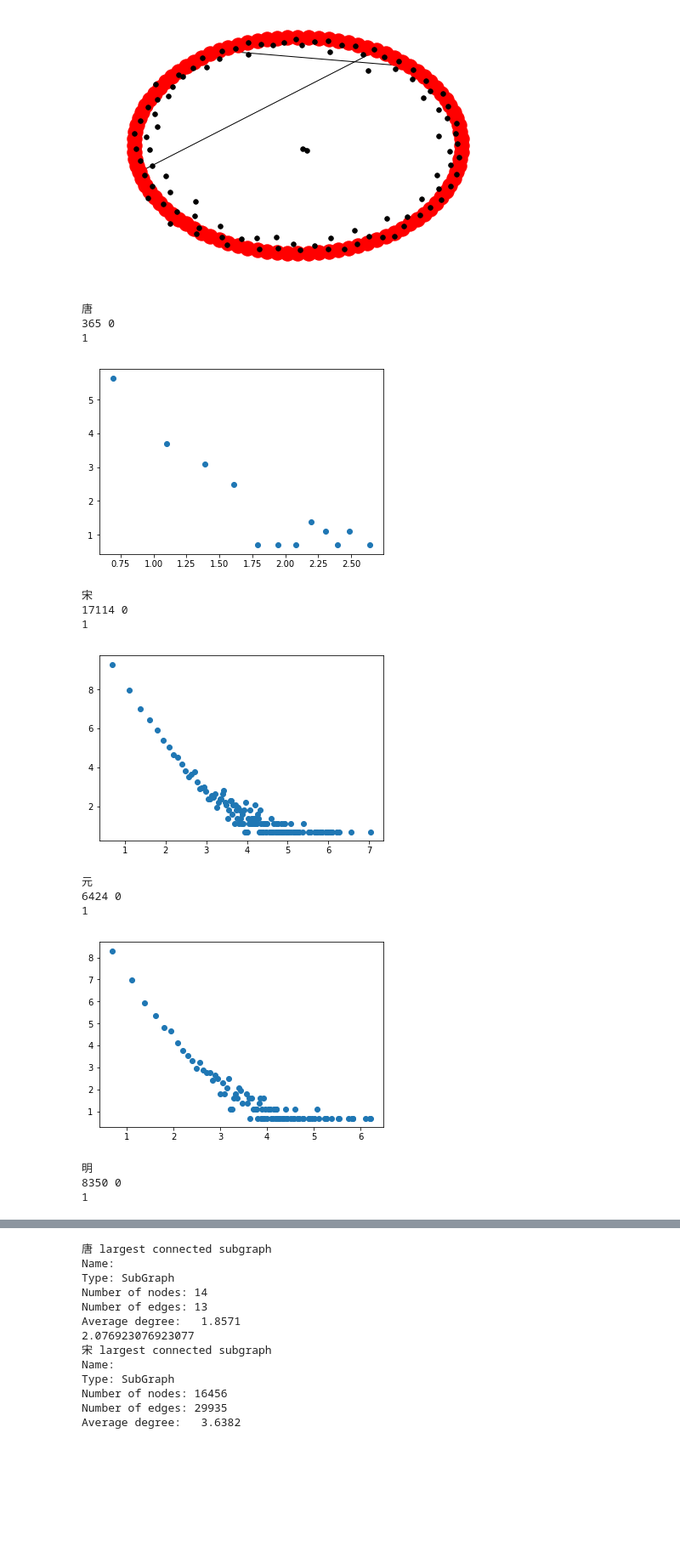
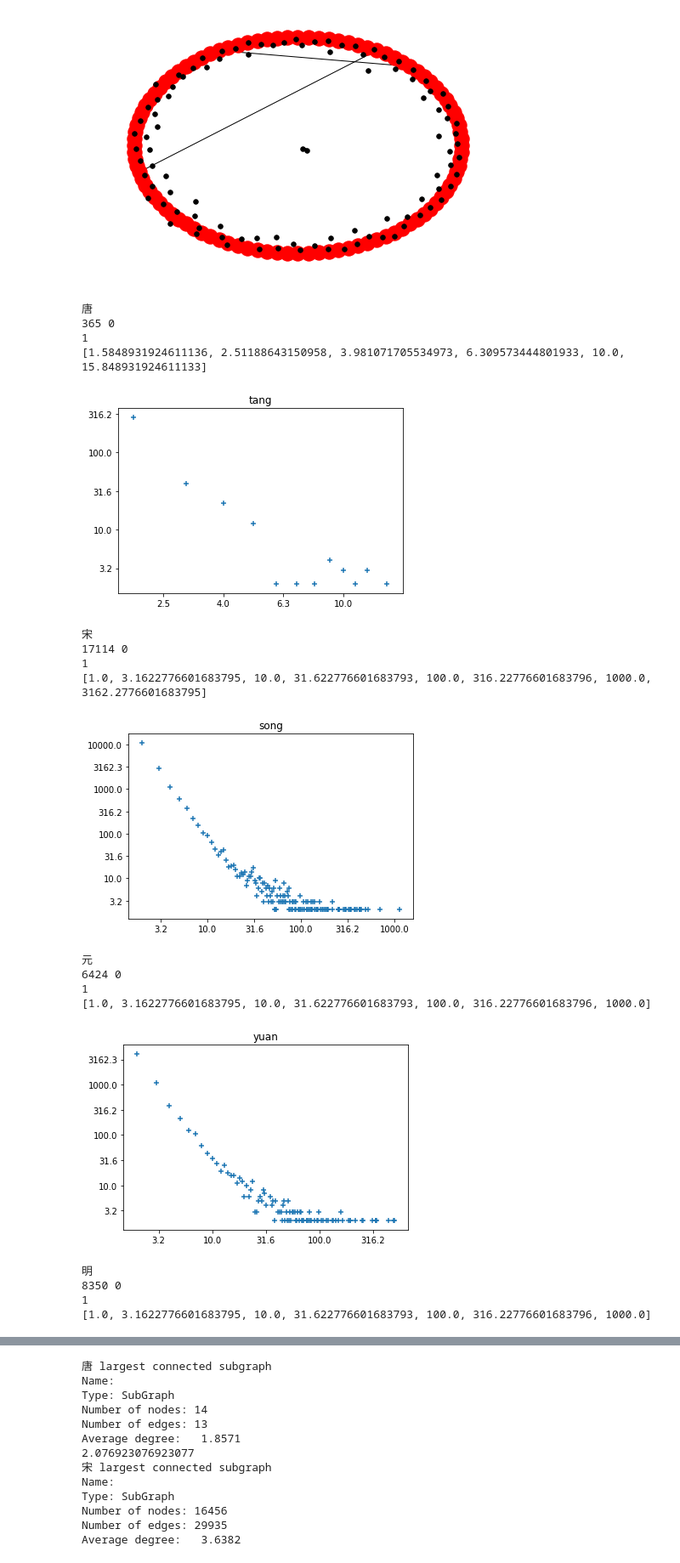
Before and after one commit to huangjunjie-cs/CLHPSoNet, a Jupyter notebook: plot.ipynb, the cells around one changed output, grey strips where cells are left out. Shown at 85% size. Drawn from its saved outputs; the diff is of its cells as text; code cells hidden in the pictures; blank space fills up the shorter version.

```diff
--- a/plot.ipynb
+++ b/plot.ipynb
@@ -104,37 +104,50 @@ for dy in dylist:
 [figure]
 # %%
 from networkx.algorithms import approximation as approx
-def vis_degree_distribution(graph):
+def vis_degree_distribution(graph, dynasty):
     degree_seq = [d for n,d in graph.degree()]
     print(len(degree_seq), approx.node_connectivity(graph))
     degree = sorted(degree_seq, reverse=True)
     print(min(degree))
     degreeCount = collections.Counter(degree)
     deg, cnt = zip(*degreeCount.items())
-    ln_deg = [math.log(i + 1) for i in deg]
-    ln_cn = [math.log(i + 1) for i in cnt]
+    ln_deg = [math.log(i + 1, 10) for i in deg]
+    ln_cn = [math.log(i + 1, 10) for i in cnt]
 #     plt.bar(deg, cnt, width=0.8)
-    plt.scatter(ln_deg, ln_cn)
+    ax = plt.subplot()
+    ax.scatter(ln_deg, ln_cn, marker='+')
+   # print([i for i in ax.get_xticks()])
+    print([10**i for i in ax.get_xticks()])
+    ax.set_xticklabels([round(10**i,1) for i in ax.get_xticks()])
+    ax.set_yticklabels([round(10**i,1) for i in ax.get_yticks()])
+    ax.set_title(dynasty)
+    #plt.yticks()
+    #ax.set_xlabel(r'$log$')
+    #ax.set_ylabel(r'$log$')
     plt.show()
 
 for dy in dylist:
     file_path = './vis_datas/'+dy[1]+'.gexf'
     g = nx.read_gexf(file_path)
     print(dy[0])
-    vis_degree_distribution(g)
+    vis_degree_distribution(g, dy[1])
 # %% [output]
 唐
 365 0
 1
+[1.5848931924611136, 2.51188643150958, 3.981071705534973, 6.309573444801933, 10.0, 15.848931924611133]
-[figure, old version]
+[figure, new version]
 宋
 17114 0
 1
+[1.0, 3.1622776601683795, 10.0, 31.622776601683793, 100.0, 316.22776601683796, 1000.0, 3162.2776601683795]
-[figure, old version]
+[figure, new version]
 元
 6424 0
 1
+[1.0, 3.1622776601683795, 10.0, 31.622776601683793, 100.0, 316.22776601683796, 1000.0]
-[figure, old version]
+[figure, new version]
 明
 8350 0
 1
+[1.0, 3.1622776601683795, 10.0, 31.622776601683793, 100.0, 316.22776601683796, 1000.0]
```
Also changed, not shown: parts of 1 cell of this notebook, 3 other files.
